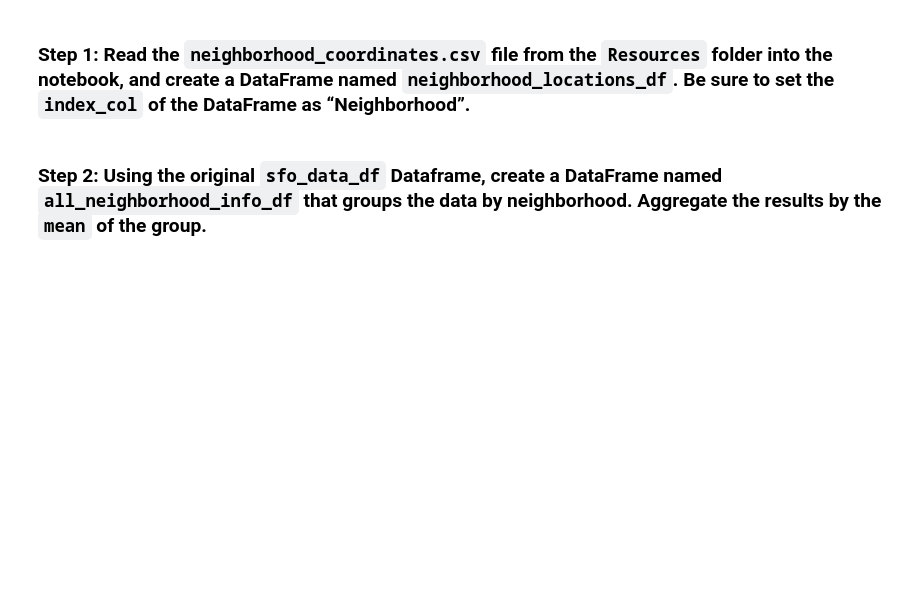
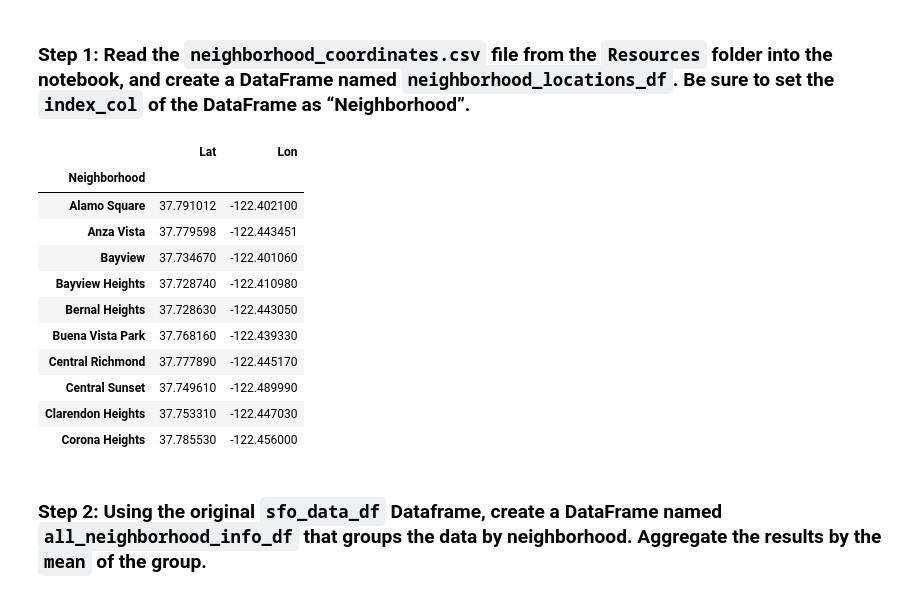
Before and after one commit to terabyte79/pyviz_homework, a Jupyter notebook: san_francisco_housing.ipynb, the cells around one changed output. Drawn from its saved outputs; the diff is of its cells as text; code cells hidden in the pictures; blank space fills up the shorter version.

```diff
--- a/san_francisco_housing.ipynb
+++ b/san_francisco_housing.ipynb
@@ -333,10 +333,23 @@ Note that your resulting plot should appear similar to the following image:
 ### Step 1: Read the `neighborhood_coordinates.csv` file from the `Resources` folder into the notebook, and create a DataFrame named `neighborhood_locations_df`. Be sure to set the `index_col` of the DataFrame as “Neighborhood”.
 # %%
 # Load neighborhoods coordinates data
-neighborhood_locations_df = # YOUR CODE HERE
+neighborhood_locations_df = pd.read_csv(Path("Resources/neighborhoods_coordinates.csv") , index_col="Neighborhood")
 
 # Review the DataFrame
-# YOUR CODE HERE
+neighborhood_locations_df.head(10)
+# %% [output]
+|  | Lat | Lon |
+| Neighborhood |  |  |
+| Alamo Square | 37.791012 | -122.402100 |
+| Anza Vista | 37.779598 | -122.443451 |
+| Bayview | 37.734670 | -122.401060 |
+| Bayview Heights | 37.728740 | -122.410980 |
+| Bernal Heights | 37.728630 | -122.443050 |
+| Buena Vista Park | 37.768160 | -122.439330 |
+| Central Richmond | 37.777890 | -122.445170 |
+| Central Sunset | 37.749610 | -122.489990 |
+| Clarendon Heights | 37.753310 | -122.447030 |
+| Corona Heights | 37.785530 | -122.456000 |
 # %% [markdown]
 ### Step 2: Using the original `sfo_data_df` Dataframe, create a DataFrame named `all_neighborhood_info_df` that groups the data by neighborhood. Aggregate the results by the `mean` of the group.
 # %%
```
Also changed, not shown: parts of 11 cells of this notebook, 1 other file.
